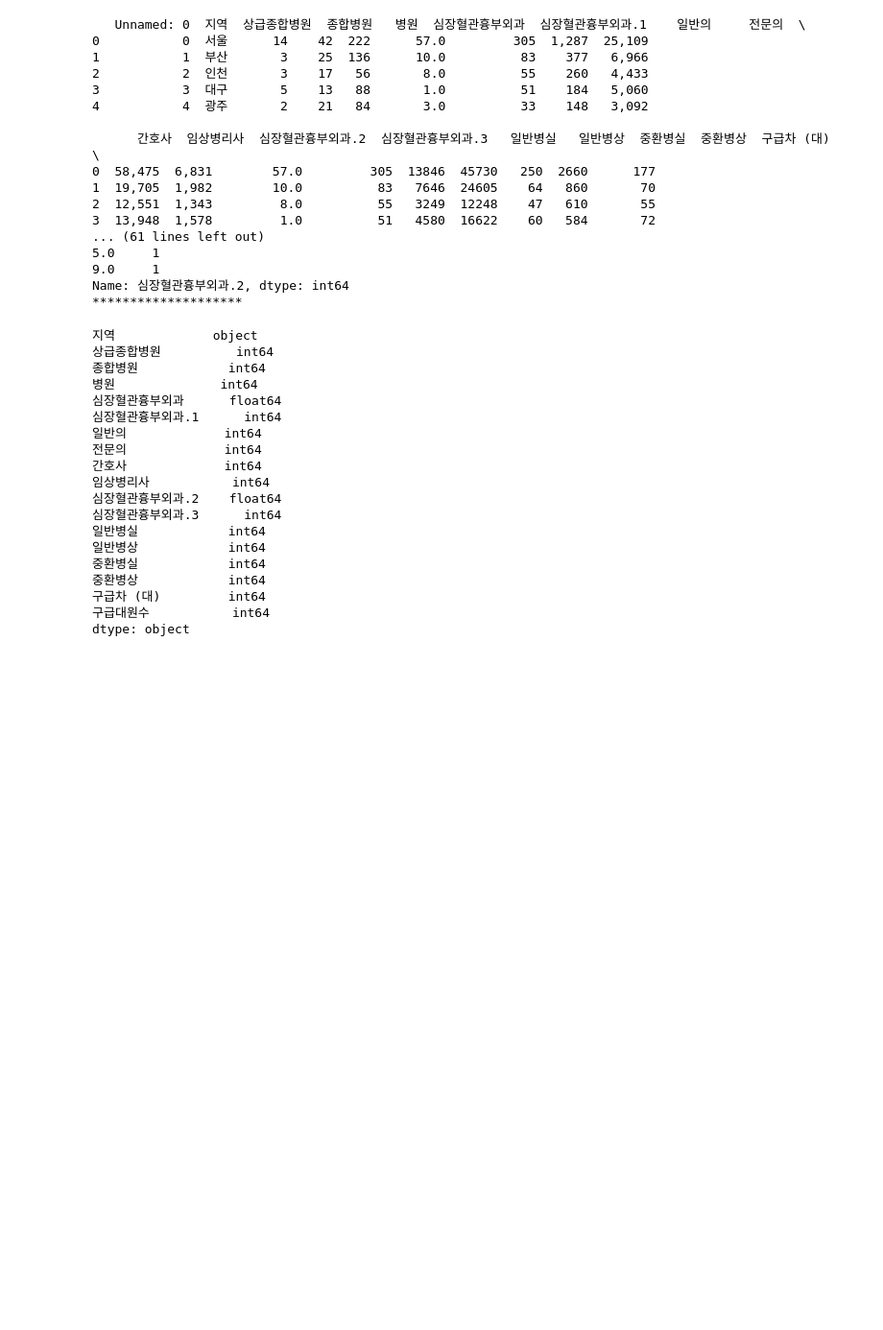
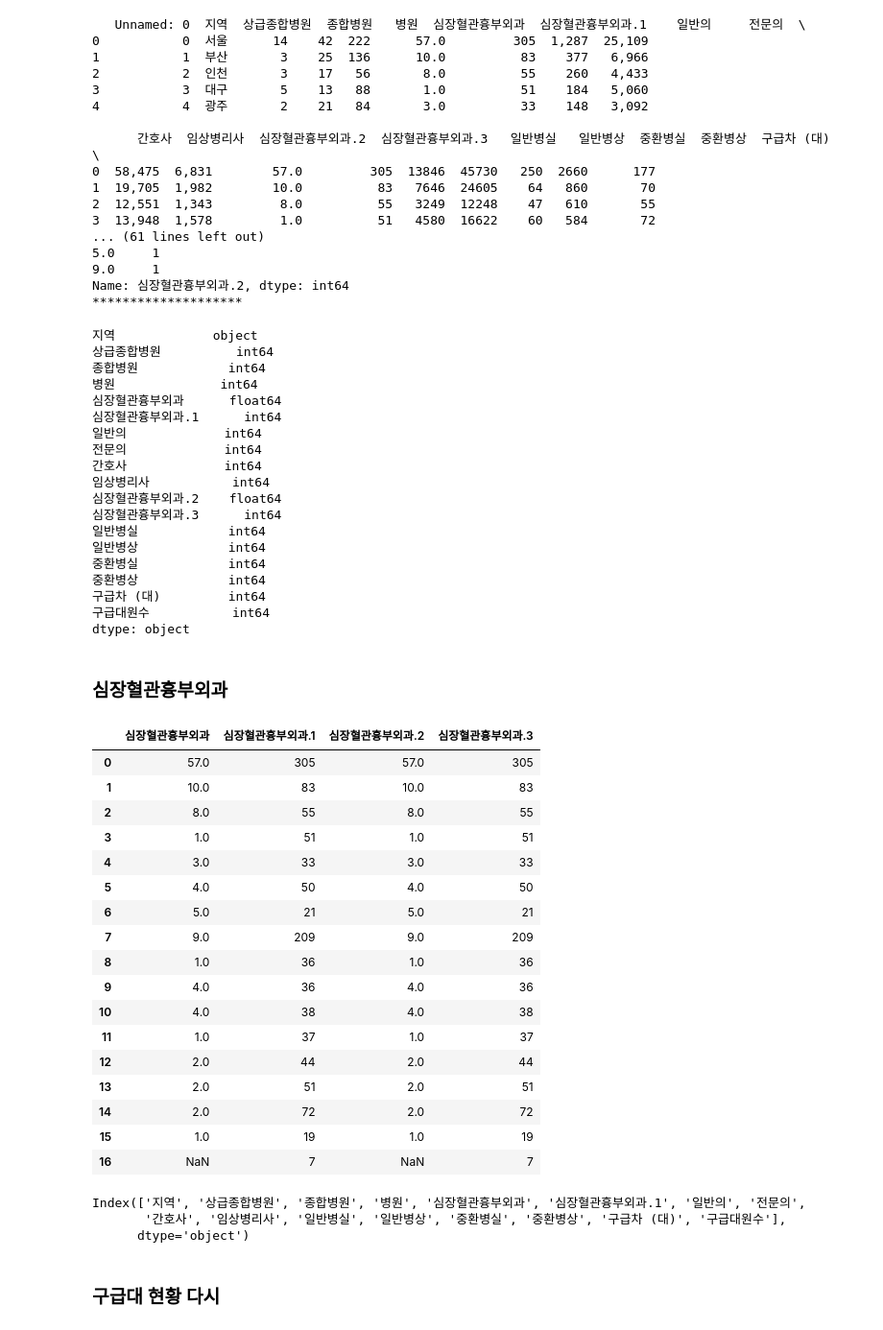
Before and after one commit to Park-Min-Jeong/BigDataProject-ProjectName, a Jupyter notebook: 1 data preprocess/Data Final.ipynb, the cells around one changed output. Shown at 96% size. Cells and saved outputs as stored; diff of their text form; code cells hidden in the pictures; blank space fills up the shorter version.

```diff
--- a/1 data preprocess/Data Final.ipynb
+++ b/1 data preprocess/Data Final.ipynb
@@ -241,6 +267,15 @@ def change_to_int(x):
     return x.str.replace(",","").replace("-", "0").astype("int64")
 
 medical[["일반의", "전문의", "간호사", "임상병리사"]] = medical[["일반의", "전문의", "간호사", "임상병리사"]].apply(change_to_int, axis=1)
+# %%
+# 지역 이름 변환
+region = {"강원": "강원도", "경기": "경기도", "경남": "경상남도", "경북": "경상북도",
+          "전남": "전라남도", "전북": "전라북도", "충남": "충청남도", "충북": "충청북도",
+          "광주": "광주광역시", "대구": "대구광역시", "대전": "대전광역시", "부산": "부산광역시",
+          "서울": "서울특별시", "울산": "울산광역시", "인천": "인천광역시",
+          "세종": "세종특별자치시", "제주": "제주특별자치도"}
+
+medical["지역"].replace(region, inplace=True)
 # %%
 medical.dtypes
 # %% [output]
@@ -263,3 +298,28 @@ medical.dtypes
 구급차 (대)         int64
 구급대원수           int64
 dtype: object
+# %% [markdown]
+### 심장혈관흉부외과
+# %%
+medical[["심장혈관흉부외과", "심장혈관흉부외과.1", "심장혈관흉부외과.2", "심장혈관흉부외과.3"]]
+# 심장혈관흉부외과, 심장혈관흉부외과.2 동일
+# 심장혈관흉부외과.1, 심장혈관흉부외과.3 동일
+# %% [output]
+|  | 심장혈관흉부외과 | 심장혈관흉부외과.1 | 심장혈관흉부외과.2 | 심장혈관흉부외과.3 |
+| 0 | 57.0 | 305 | 57.0 | 305 |
+| 1 | 10.0 | 83 | 10.0 | 83 |
+| 2 | 8.0 | 55 | 8.0 | 55 |
+| 3 | 1.0 | 51 | 1.0 | 51 |
+| 4 | 3.0 | 33 | 3.0 | 33 |
+| 5 | 4.0 | 50 | 4.0 | 50 |
+| 6 | 5.0 | 21 | 5.0 | 21 |
+| 7 | 9.0 | 209 | 9.0 | 209 |
+| 8 | 1.0 | 36 | 1.0 | 36 |
+| 9 | 4.0 | 36 | 4.0 | 36 |
+| 10 | 4.0 | 38 | 4.0 | 38 |
+| 11 | 1.0 | 37 | 1.0 | 37 |
+| 12 | 2.0 | 44 | 2.0 | 44 |
+| 13 | 2.0 | 51 | 2.0 | 51 |
+| 14 | 2.0 | 72 | 2.0 | 72 |
+| 15 | 1.0 | 19 | 1.0 | 19 |
+| 16 | NaN | 7 | NaN | 7 |
@@ -265,0 +329,6 @@ dtype: object
+# %%
+medical.columns
+# %% [output]
+Index(['지역', '상급종합병원', '종합병원', '병원', '심장혈관흉부외과', '심장혈관흉부외과.1', '일반의', '전문의',
+       '간호사', '임상병리사', '일반병실', '일반병상', '중환병실', '중환병상', '구급차 (대)', '구급대원수'],
+      dtype='object')
@@ -265,0 +337,2 @@ dtype: object
+# %% [markdown]
+### 구급대 현황 다시
```
Also changed, not shown: parts of 24 cells of this notebook, 1 other file.
